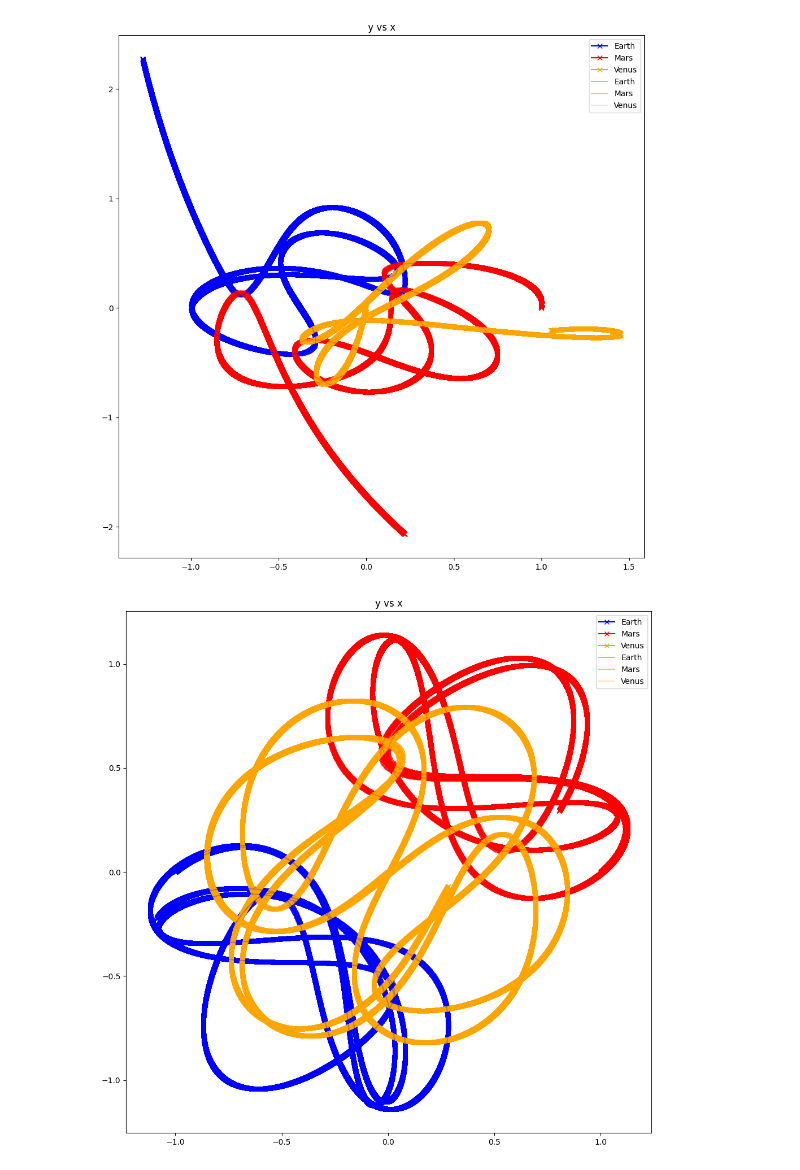
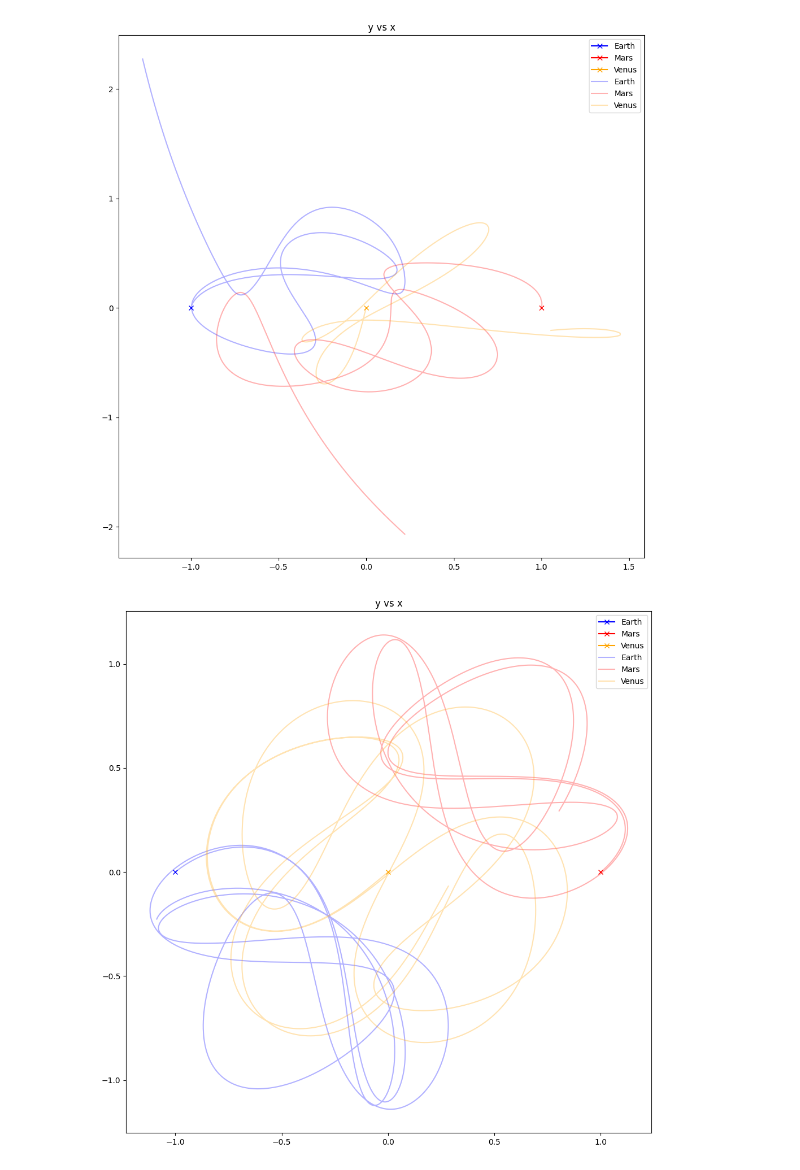
Before and after one commit to wastjohn/ThreeBodyProblemVis, a Jupyter notebook: ThreeBodyVis.ipynb, the cells around one changed output. Saved outputs shown, nothing was run; the diff lists cells and outputs as text; code cells hidden in the pictures.

```diff
--- a/ThreeBodyVis.ipynb
+++ b/ThreeBodyVis.ipynb
@@ -353,31 +317,31 @@ d = heun(p, 10000, 0.001)
 fig, ax = plt.subplots(figsize=(12, 12))
 
 ax.set_title("y vs x")
-ax.plot(d['P1: X Position'], d['P1: Y Position'], c='blue', marker='x', label='Earth')
-ax.plot(d['P2: X Position'], d['P2: Y Position'], c='red', marker='x',label='Mars')
-ax.plot(d['P3: X Position'], d['P3: Y Position'], c='orange', marker='x', label='Venus')
+ax.plot(d['P1: X Position'][0], d['P1: Y Position'][0], c='blue', marker='x', label='Earth')
+ax.plot(d['P2: X Position'][0], d['P2: Y Position'][0], c='red', marker='x',label='Mars')
+ax.plot(d['P3: X Position'][0], d['P3: Y Position'][0], c='orange', marker='x', label='Venus')
 ax.plot(d['P1: X Position'], d['P1: Y Position'], c='blue', alpha=0.3, label='Earth')
 ax.plot(d['P2: X Position'], d['P2: Y Position'], c='red', alpha=0.3, label='Mars')
 ax.plot(d['P3: X Position'], d['P3: Y Position'], c='orange', alpha=0.3, label='Venus')
 ax.legend()
 plt.show()
 # %% [output]
-[figure, old version]
+[figure, new version]
 # %%
 p = np.array([-1, 1, 0, 0, 0, 0, 0.464445, 0.464445, -0.92889, 0.39606, 0.39606, -0.79212])
 d = heun(p, 20000, 0.001)
 fig, ax = plt.subplots(figsize=(12, 12))
 
 ax.set_title("y vs x")
-ax.plot(d['P1: X Position'], d['P1: Y Position'], c='blue', marker='x', label='Earth')
-ax.plot(d['P2: X Position'], d['P2: Y Position'], c='red', marker='x',label='Mars')
-ax.plot(d['P3: X Position'], d['P3: Y Position'], c='orange', marker='x', label='Venus')
+ax.plot(d['P1: X Position'][0], d['P1: Y Position'][0], c='blue', marker='x', label='Earth')
+ax.plot(d['P2: X Position'][0], d['P2: Y Position'][0], c='red', marker='x',label='Mars')
+ax.plot(d['P3: X Position'][0], d['P3: Y Position'][0], c='orange', marker='x', label='Venus')
 ax.plot(d['P1: X Position'], d['P1: Y Position'], c='blue', alpha=0.3, label='Earth')
 ax.plot(d['P2: X Position'], d['P2: Y Position'], c='red', alpha=0.3, label='Mars')
 ax.plot(d['P3: X Position'], d['P3: Y Position'], c='orange', alpha=0.3, label='Venus')
 ax.legend()
 plt.show()
 # %% [output]
-[figure, old version]
+[figure, new version]
 # %%
 p = np.array([-1, 1, 0, 0, 0, 0, 0.7001954713173643, 0.7001954713173643, -1.4003909426347285, 0.407171853051058, 0.407171853051058, -0.814343706102116])
```
Also changed, not shown: parts of 8 cells of this notebook.
